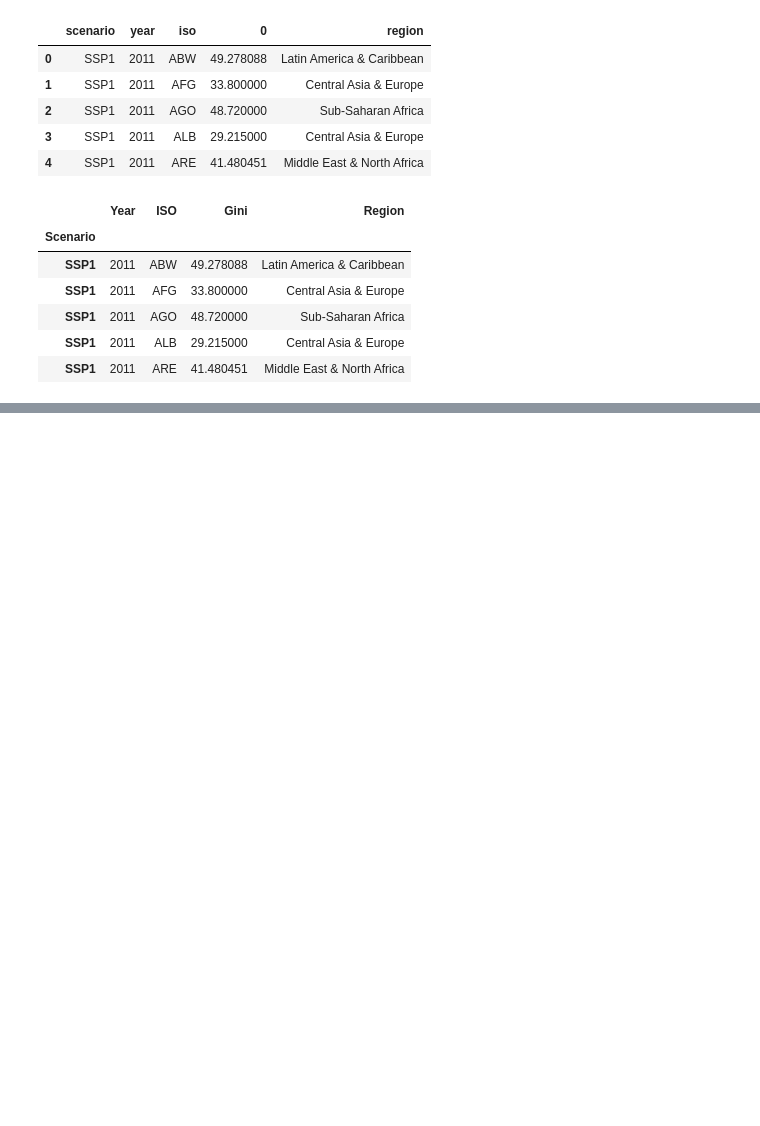
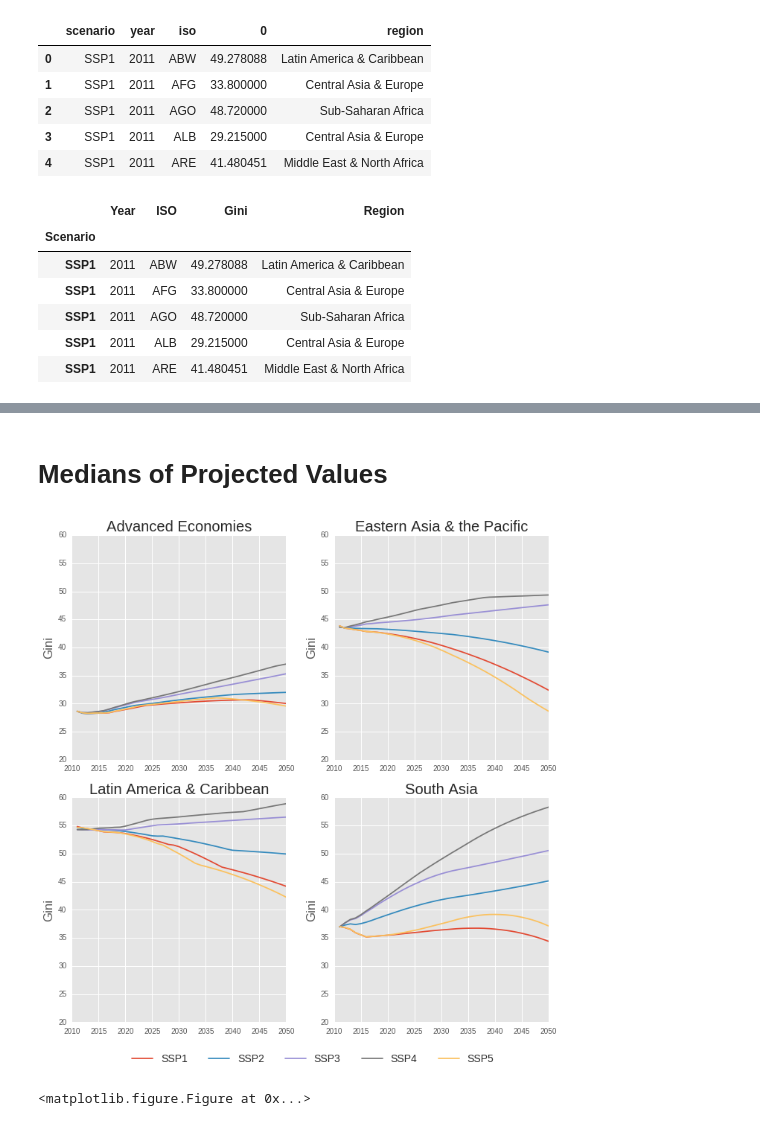
Before and after one commit to gidden/gini_projections_rao_2018, a Jupyter notebook: si_plots.ipynb, the cells around one changed output, grey strips where cells are left out. Cells and saved outputs as stored; diff of their text form; code cells hidden in the pictures; blank space fills up the shorter version.

```diff
--- a/si_plots.ipynb
+++ b/si_plots.ipynb
@@ -158 +164,31 @@ for ssp in sorted(set(rdf.index.values)):
 <matplotlib.figure.Figure at 0x...>
+# %% [markdown]
+# Medians of Projected Values
+# %%
+mdf = pdf.reset_index()
+mdf = mdf[mdf.Region != 'Central Asia & Europe']
+mdf['Region'][mdf.ISO == 'IND'] = 'South Asia' # south asia only india
+# %%
+mregions = sorted(set(mdf.Region))
+plt.rcParams.update({'font.size': 14})
+data = mdf.groupby(['Region', 'Scenario', 'Year']).median()
+
+fig, axs = plt.subplots(2, 2, figsize=(10, 10))
+for ax, reg in zip(axs.ravel(), mregions):
+    data.loc[reg].unstack('Scenario').plot(ax=ax, legend=False)
+    ax.set_title(reg)
+    ax.set_ylim(20, 60)
+    ax.set_xlim(2010, 2050)
+    ax.set_ylabel('Gini')
+    ax.set_xlabel('')
+handles, labels = ax.get_legend_handles_labels()
+labels = sorted(set(mdf.Scenario))
+legend = plt.legend(handles, labels, loc='upper center', bbox_to_anchor=(-.1,-0.1),
+          fontsize=14, ncol=5)
+plt.tight_layout()
+plt.savefig('medians.png'.format(ssp), dpi=300, bbox_inches='tight', bbox_extra_artists=[legend])
+plt.show()
+plt.clf()
+# %% [output]
+[figure, added]
+<matplotlib.figure.Figure at 0x...>
```
Also changed, not shown: parts of 3 cells of this notebook.
